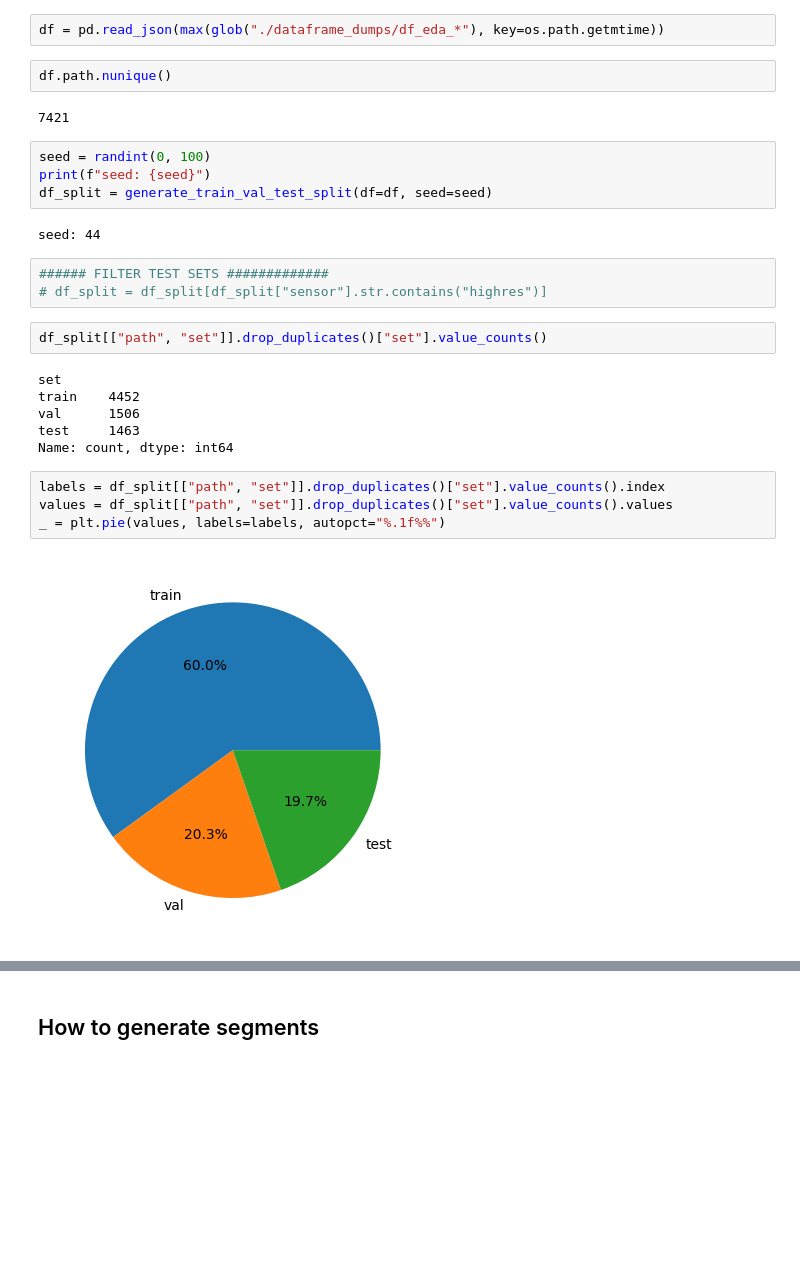
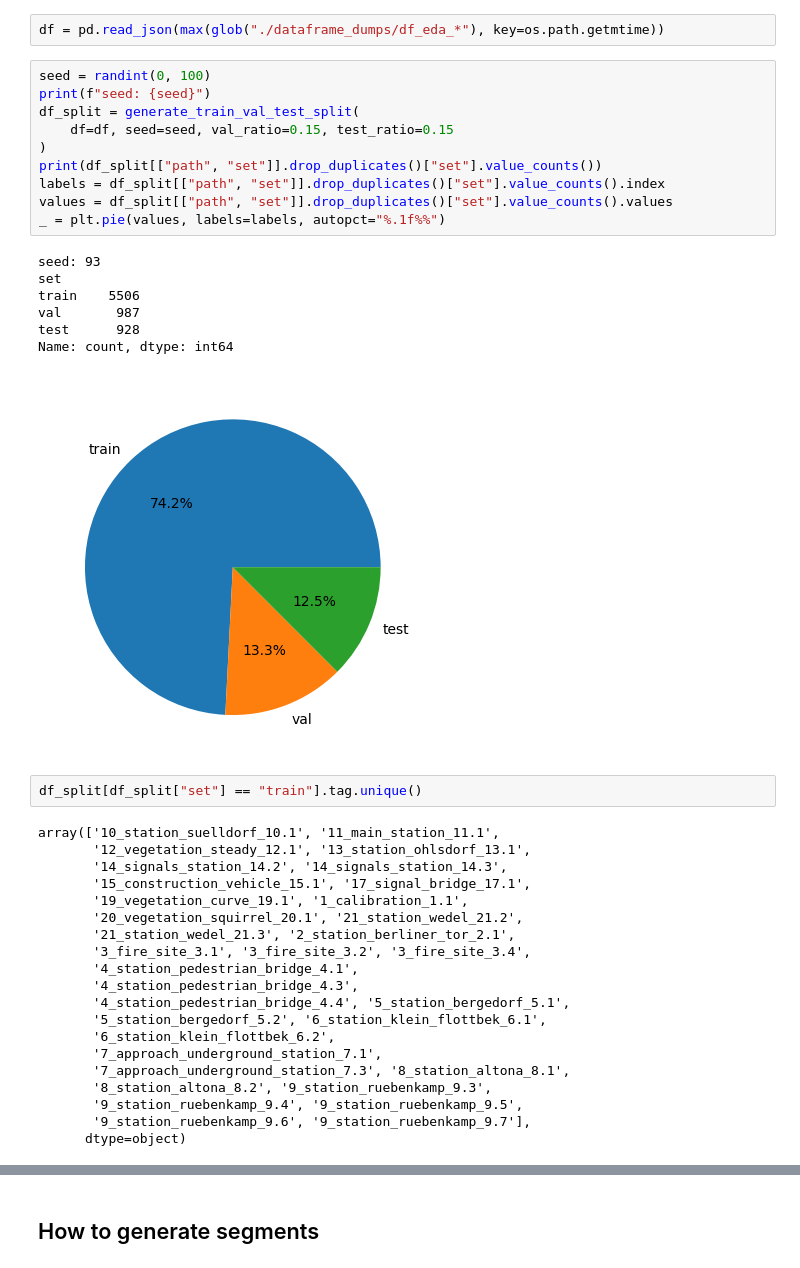
Before and after one commit to clewfirstspockonehanded/rail_detection_preparation, a Jupyter notebook: 02_data_split.ipynb, the cells around one changed output, grey strips where cells are left out. Cells and saved outputs as stored; diff of their text form; blank space fills up the shorter version.

Commit message:
changes test/val/train split

```diff
--- a/02_data_split.ipynb
+++ b/02_data_split.ipynb
@@ -26,30 +26,43 @@ max(glob("./dataframe_dumps/df_eda_*"), key=os.path.getmtime)
 './dataframe_dumps\\df_eda_09-28-2023_10-07-41.json'
 # %%
 df = pd.read_json(max(glob("./dataframe_dumps/df_eda_*"), key=os.path.getmtime))
-# %%
-df.path.nunique()
-# %% [output]
-7421
-# %%
-seed = randint(0, 100)
-print(f"seed: {seed}")
-df_split = generate_train_val_test_split(df=df, seed=seed)
-# %% [output]
-seed: 44
-# %%
-###### FILTER TEST SETS #############
-# df_split = df_split[df_split["sensor"].str.contains("highres")]
-# %%
-df_split[["path", "set"]].drop_duplicates()["set"].value_counts()
-# %% [output]
-set
-train    4452
-val      1506
-test     1463
-Name: count, dtype: int64
 # %%
+seed = randint(0, 100)
+print(f"seed: {seed}")
+df_split = generate_train_val_test_split(
+    df=df, seed=seed, val_ratio=0.15, test_ratio=0.15
+)
+print(df_split[["path", "set"]].drop_duplicates()["set"].value_counts())
 labels = df_split[["path", "set"]].drop_duplicates()["set"].value_counts().index
 values = df_split[["path", "set"]].drop_duplicates()["set"].value_counts().values
 _ = plt.pie(values, labels=labels, autopct="%.1f%%")
 # %% [output]
+seed: 93
+set
+train    5506
+val       987
+test      928
+Name: count, dtype: int64
-[figure, old version]
+[figure, new version]
+# %%
+df_split[df_split["set"] == "train"].tag.unique()
+# %% [output]
+array(['10_station_suelldorf_10.1', '11_main_station_11.1',
+       '12_vegetation_steady_12.1', '13_station_ohlsdorf_13.1',
+       '14_signals_station_14.2', '14_signals_station_14.3',
+       '15_construction_vehicle_15.1', '17_signal_bridge_17.1',
+       '19_vegetation_curve_19.1', '1_calibration_1.1',
+       '20_vegetation_squirrel_20.1', '21_station_wedel_21.2',
+       '21_station_wedel_21.3', '2_station_berliner_tor_2.1',
+       '3_fire_site_3.1', '3_fire_site_3.2', '3_fire_site_3.4',
+       '4_station_pedestrian_bridge_4.1',
+       '4_station_pedestrian_bridge_4.3',
+       '4_station_pedestrian_bridge_4.4', '5_station_bergedorf_5.1',
+       '5_station_bergedorf_5.2', '6_station_klein_flottbek_6.1',
+       '6_station_klein_flottbek_6.2',
+       '7_approach_underground_station_7.1',
+       '7_approach_underground_station_7.3', '8_station_altona_8.1',
+       '8_station_altona_8.2', '9_station_ruebenkamp_9.3',
+       '9_station_ruebenkamp_9.4', '9_station_ruebenkamp_9.5',
+       '9_station_ruebenkamp_9.6', '9_station_ruebenkamp_9.7'],
+      dtype=object)
```
Also changed, not shown: parts of 3 cells of this notebook, 4 other files.
